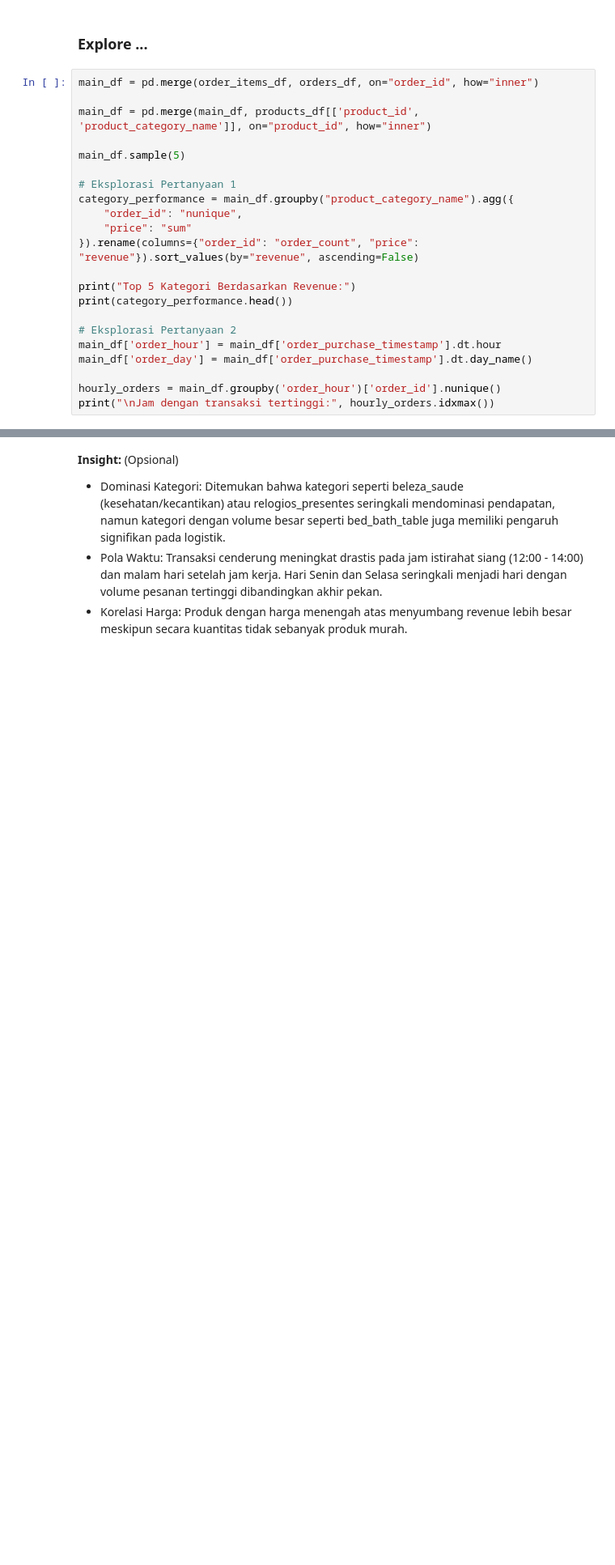
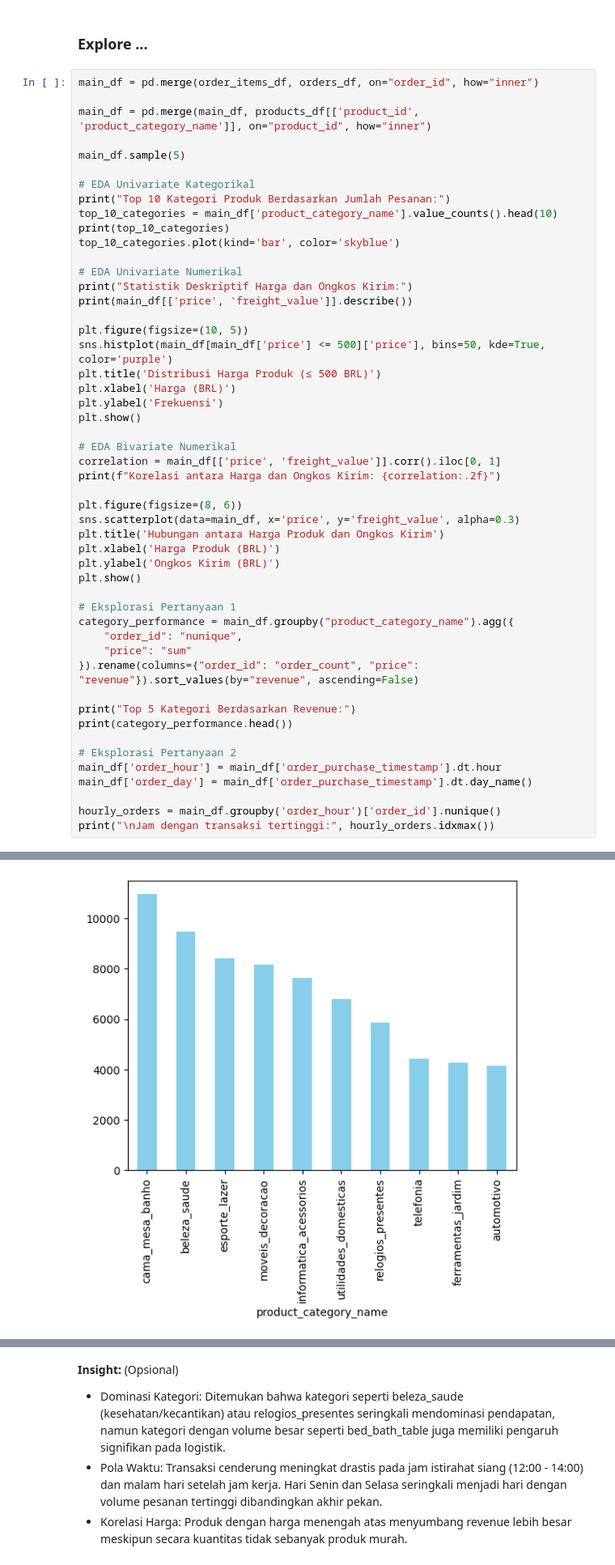
Before and after one commit to LuthfiyyahAdiska/OLIST-DASHBOARD, a Jupyter notebook: notebook.ipynb, the cells around one changed output, grey strips where cells are left out. Shown at 81% size. Drawn from its saved outputs; the diff is of its cells as text; blank space fills up the shorter version.

```diff
--- a/notebook.ipynb
+++ b/notebook.ipynb
@@ -188,6 +188,34 @@ main_df = pd.merge(order_items_df, orders_df, on="order_id", how="inner")
 main_df = pd.merge(main_df, products_df[['product_id', 'product_category_name']], on="product_id", how="inner")
 
 main_df.sample(5)
+
+# EDA Univariate Kategorikal
+print("Top 10 Kategori Produk Berdasarkan Jumlah Pesanan:")
+top_10_categories = main_df['product_category_name'].value_counts().head(10)
+print(top_10_categories)
+top_10_categories.plot(kind='bar', color='skyblue')
+
+# EDA Univariate Numerikal
+print("Statistik Deskriptif Harga dan Ongkos Kirim:")
+print(main_df[['price', 'freight_value']].describe())
+
+plt.figure(figsize=(10, 5))
+sns.histplot(main_df[main_df['price'] <= 500]['price'], bins=50, kde=True, color='purple')
+plt.title('Distribusi Harga Produk (≤ 500 BRL)')
+plt.xlabel('Harga (BRL)')
+plt.ylabel('Frekuensi')
+plt.show()
+
+# EDA Bivariate Numerikal
+correlation = main_df[['price', 'freight_value']].corr().iloc[0, 1]
+print(f"Korelasi antara Harga dan Ongkos Kirim: {correlation:.2f}")
+
+plt.figure(figsize=(8, 6))
+sns.scatterplot(data=main_df, x='price', y='freight_value', alpha=0.3)
+plt.title('Hubungan antara Harga Produk dan Ongkos Kirim')
+plt.xlabel('Harga Produk (BRL)')
+plt.ylabel('Ongkos Kirim (BRL)')
+plt.show()
 
 # Eksplorasi Pertanyaan 1
 category_performance = main_df.groupby("product_category_name").agg({
@@ -217,0 +253 @@ Jam dengan transaksi tertinggi: 16
+[figure, added]
```
Also changed, not shown: parts of 8 cells of this notebook, 1 other file.
